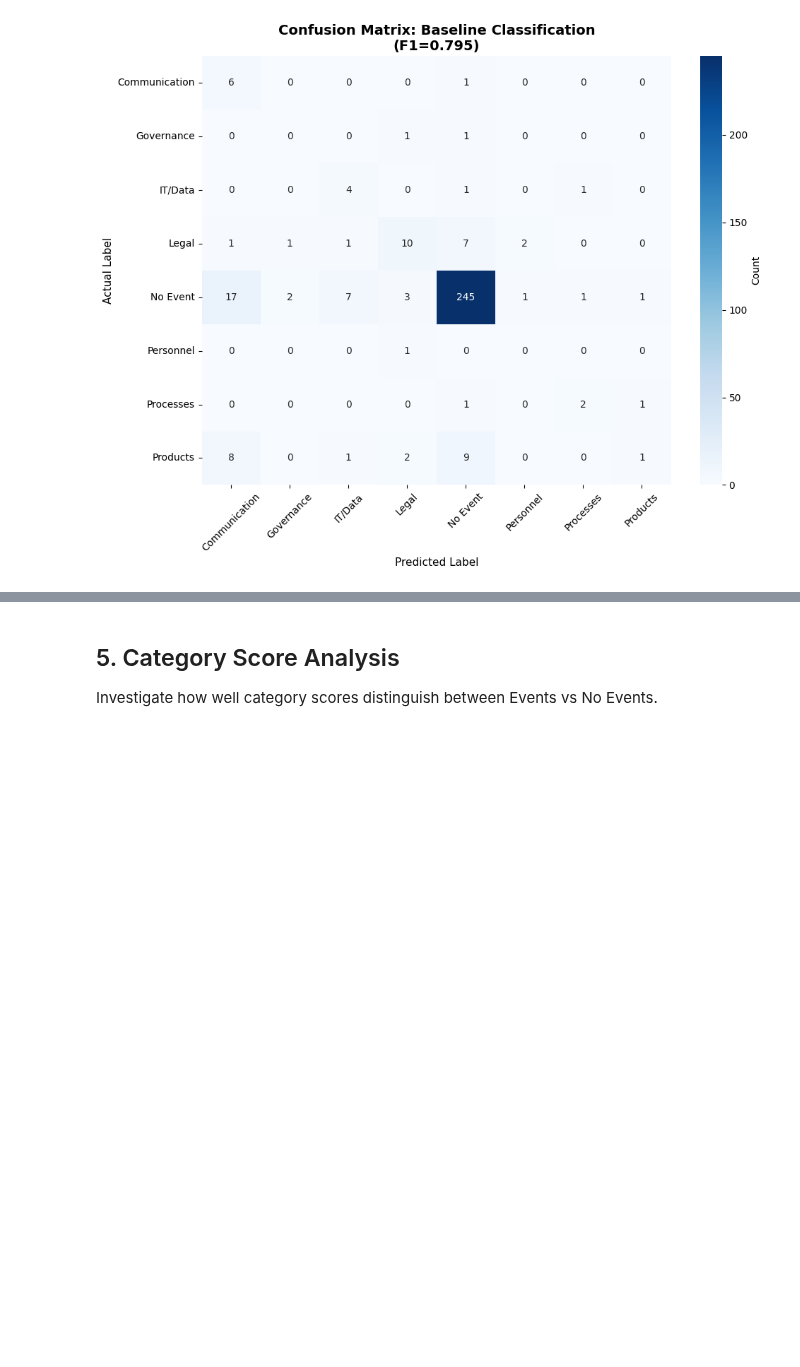
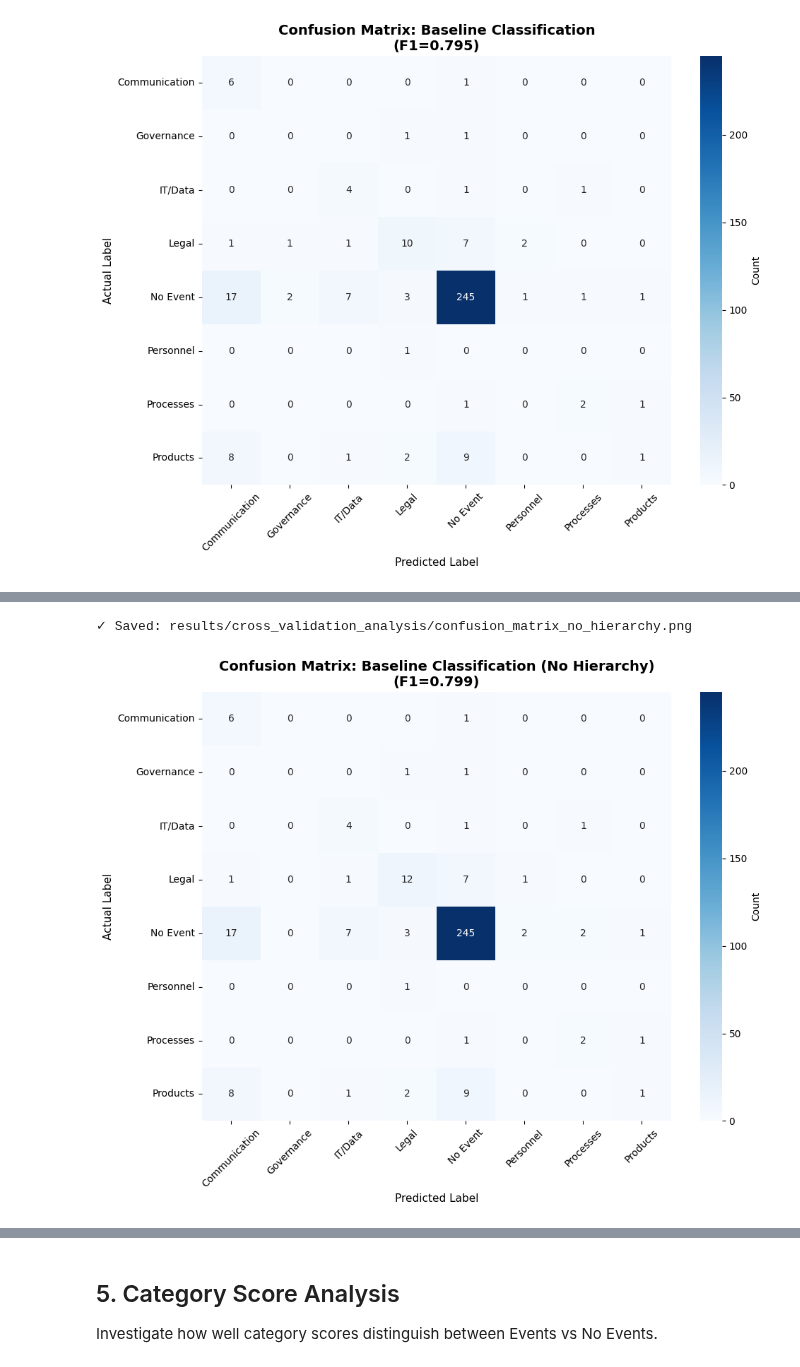
Before and after one commit to nkhanhle23/reputational-risk-pipeline, a Jupyter notebook: notebooks/22_cross_validation_analysis.ipynb, the cells around one changed output, grey strips where cells are left out. Drawn from its saved outputs; the diff is of its cells as text; code cells hidden in the pictures; blank space fills up the shorter version.

```diff
--- a/notebooks/22_cross_validation_analysis.ipynb
+++ b/notebooks/22_cross_validation_analysis.ipynb
@@ -508,0 +546,21 @@ plt.show()
+# %%
+# Apply no-hierarchy tie-break to the baseline evaluation set
+category_cols_base = list(results['keyword_dictionaries'].keys())
+base_threshold = results['best_params']['confidence_threshold']
+
+evaluation_df_no_hier = apply_no_hierarchy(
+    results['evaluation_df'], category_cols_base, base_threshold
+)
+
+y_true_base = results['y_true']
+y_pred_base_hier = results['y_pred']
+y_pred_base_no_hier = evaluation_df_no_hier.loc[y_true_base.index, 'final_category_no_hierarchy']
+
+n_affected = (y_pred_base_hier != y_pred_base_no_hier).sum()
+print(f"Articles whose final_category changed when hierarchy was removed: "
+      f"{n_affected} / {len(y_pred_base_hier)}")
+
+print("\n" + "="*80)
+print("CLASSIFICATION REPORT (BASELINE, NO HIERARCHY)")
+print("="*80)
+print(classification_report(y_true_base, y_pred_base_no_hier, zero_division=0))
@@ -508,0 +587,26 @@ plt.show()
+# %%
+# Confusion matrix: baseline, no hierarchy
+fig, ax = plt.subplots(figsize=(10, 8))
+
+labels_no_hier = sorted(y_true_base.unique())
+cm_no_hier = confusion_matrix(y_true_base, y_pred_base_no_hier, labels=labels_no_hier)
+f1_weighted_no_hier = f1_score(y_true_base, y_pred_base_no_hier, average='weighted', zero_division=0)
+
+sns.heatmap(cm_no_hier, annot=True, fmt='d', cmap='Blues',
+            xticklabels=labels_no_hier, yticklabels=labels_no_hier,
+            ax=ax, cbar_kws={'label': 'Count'})
+
+ax.set_title(f'Confusion Matrix: Baseline Classification (No Hierarchy)\n(F1={f1_weighted_no_hier:.3f})',
+             fontsize=14, fontweight='bold')
+ax.set_xlabel('Predicted Label', fontsize=11)
+ax.set_ylabel('Actual Label', fontsize=11)
+ax.tick_params(axis='x', rotation=45)
+ax.tick_params(axis='y', rotation=0)
+
+plt.tight_layout()
+plt.savefig(f'{OUTPUT_DIR}/confusion_matrix_no_hierarchy.png', dpi=300, bbox_inches='tight')
+print(f"\u2713 Saved: {OUTPUT_DIR}/confusion_matrix_no_hierarchy.png")
+plt.show()
+# %% [output]
+✓ Saved: results/cross_validation_analysis/confusion_matrix_no_hierarchy.png
+[figure, added]
```
Also changed, not shown: parts of 14 cells of this notebook, 1 other file.
